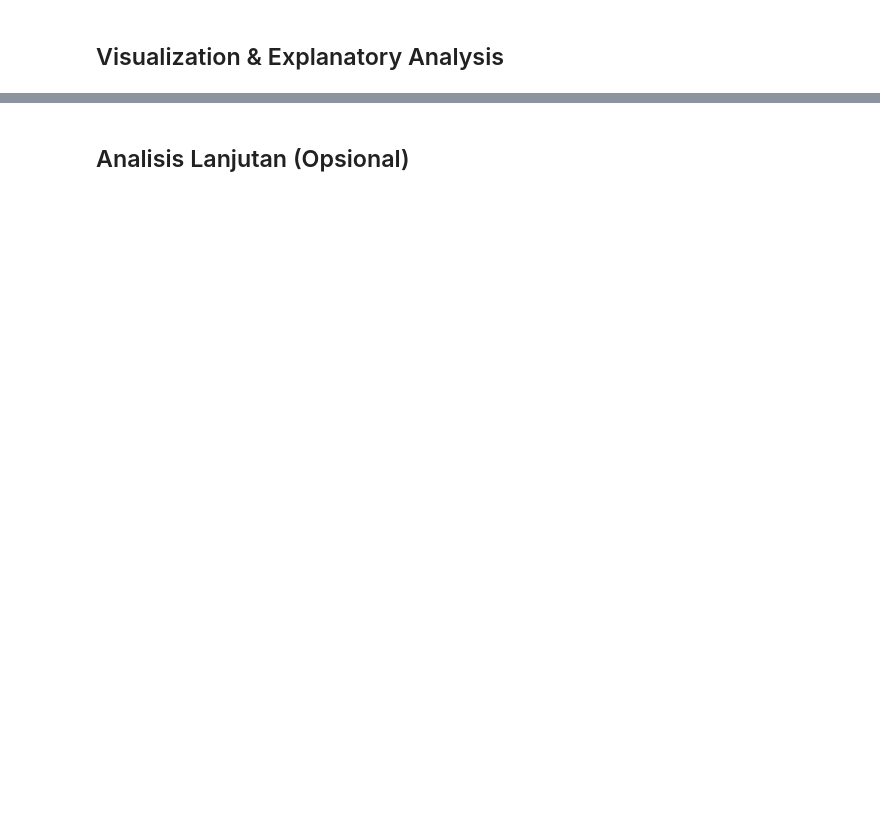
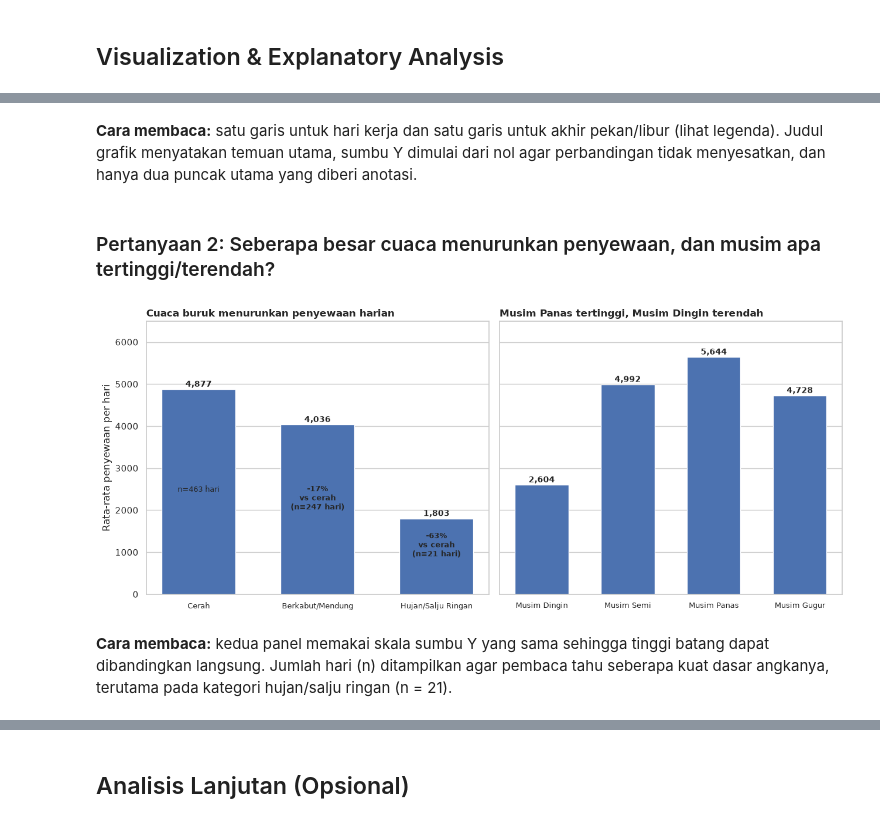
Before and after one commit to Hisyam-L/submission_fundadataanalisis, a Jupyter notebook: Proyek_Analisis_Data.ipynb, the cells around one changed output, grey strips where cells are left out. Drawn from its saved outputs; the diff is of its cells as text; code cells hidden in the pictures; blank space fills up the shorter version.

```diff
--- a/Proyek_Analisis_Data.ipynb
+++ b/Proyek_Analisis_Data.ipynb
@@ -86,0 +553,9 @@ Keterangan:
+# %%
+urutan_cuaca = ["Cerah", "Berkabut/Mendung", "Hujan/Salju Ringan"]
+cuaca = day_df.groupby("weathersit_label").agg(
+    jumlah_hari=("cnt", "size"),
+    rata_rata_cnt=("cnt", "mean"),
+    median_cnt=("cnt", "median"),
+).reindex(urutan_cuaca).round(0)
+cuaca["selisih_vs_cerah_%"] = ((cuaca["rata_rata_cnt"] / cuaca.loc["Cerah", "rata_rata_cnt"] - 1) * 100).round(1)
+cuaca
@@ -86,0 +568,9 @@ Keterangan:
+# %%
+urutan_musim = ["Musim Dingin", "Musim Semi", "Musim Panas", "Musim Gugur"]
+musim = day_df.groupby("season_label").agg(
+    jumlah_hari=("cnt", "size"),
+    rata_rata_cnt=("cnt", "mean"),
+    median_cnt=("cnt", "median"),
+    rata_rata_suhu_c=("temp_c", "mean"),
+).reindex(urutan_musim).round(1)
+musim
@@ -96,0 +647,38 @@ Keterangan:
+# %% [markdown]
+**Cara membaca:** satu garis untuk hari kerja dan satu garis untuk akhir pekan/libur (lihat legenda). Judul grafik menyatakan temuan utama, sumbu Y dimulai dari nol agar perbandingan tidak menyesatkan, dan hanya dua puncak utama yang diberi anotasi.
+# %% [markdown]
+### Pertanyaan 2: Seberapa besar cuaca menurunkan penyewaan, dan musim apa tertinggi/terendah?
+# %%
+fig, axes = plt.subplots(1, 2, figsize=(13, 5.5), sharey=True)
+
+def bar_sorot(ax, data, judul):
+    batang = ax.bar(data.index, data["rata_rata_cnt"], width=0.62)
+    for b, (_, baris) in zip(batang, data.iterrows()):
+        ax.text(b.get_x() + b.get_width() / 2, b.get_height() + 60, f"{baris['rata_rata_cnt']:,.0f}",
+                ha="center", fontweight="bold", fontsize=10)
+    ax.set_title(judul, loc="left", fontsize=12, fontweight="bold")
+    ax.set_xlabel("")
+    ax.tick_params(axis="x", labelsize=9)
+    ax.grid(False, axis="x")
+
+# Panel kiri: cuaca (tampilkan selisih vs cerah)
+bar_sorot(axes[0], cuaca, "Cuaca buruk menurunkan penyewaan harian")
+for i, (nama, baris) in enumerate(cuaca.iterrows()):
+    if nama != "Cerah":
+        axes[0].text(i, baris["rata_rata_cnt"] / 2, f"{baris['selisih_vs_cerah_%']:.0f}%\nvs cerah\n(n={int(baris['jumlah_hari'])} hari)",
+                     ha="center", fontweight="bold", fontsize=9)
+    else:
+        axes[0].text(i, baris["rata_rata_cnt"] / 2, f"n={int(baris['jumlah_hari'])} hari", ha="center", fontsize=9)
+
+# Panel kanan: musim
+tertinggi, terendah = musim["rata_rata_cnt"].idxmax(), musim["rata_rata_cnt"].idxmin()
+bar_sorot(axes[1], musim, f"{tertinggi} tertinggi, {terendah} terendah")
+
+axes[0].set_ylabel("Rata-rata penyewaan per hari")
+axes[0].set_ylim(0, musim["rata_rata_cnt"].max() * 1.15)
+plt.tight_layout()
+plt.show()
+# %% [output]
+[figure, added]
+# %% [markdown]
+**Cara membaca:** kedua panel memakai skala sumbu Y yang sama sehingga tinggi batang dapat dibandingkan langsung. Jumlah hari (n) ditampilkan agar pembaca tahu seberapa kuat dasar angkanya, terutama pada kategori hujan/salju ringan (n = 21).
```
Also changed, not shown: parts of 81 cells of this notebook, 5 other files.
